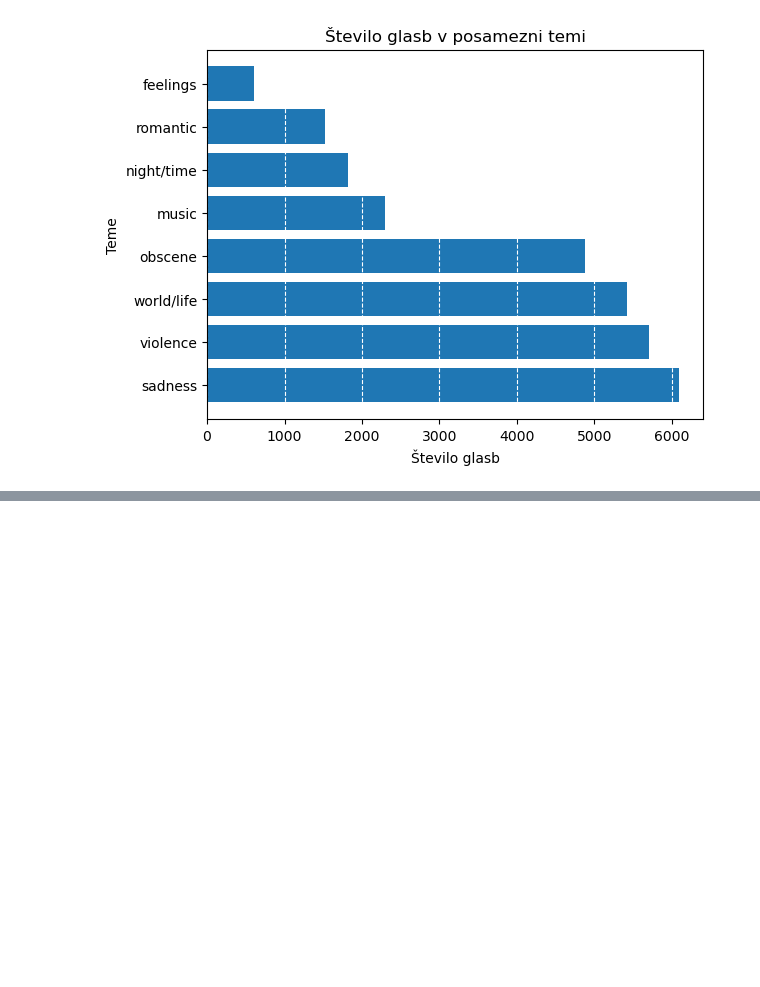
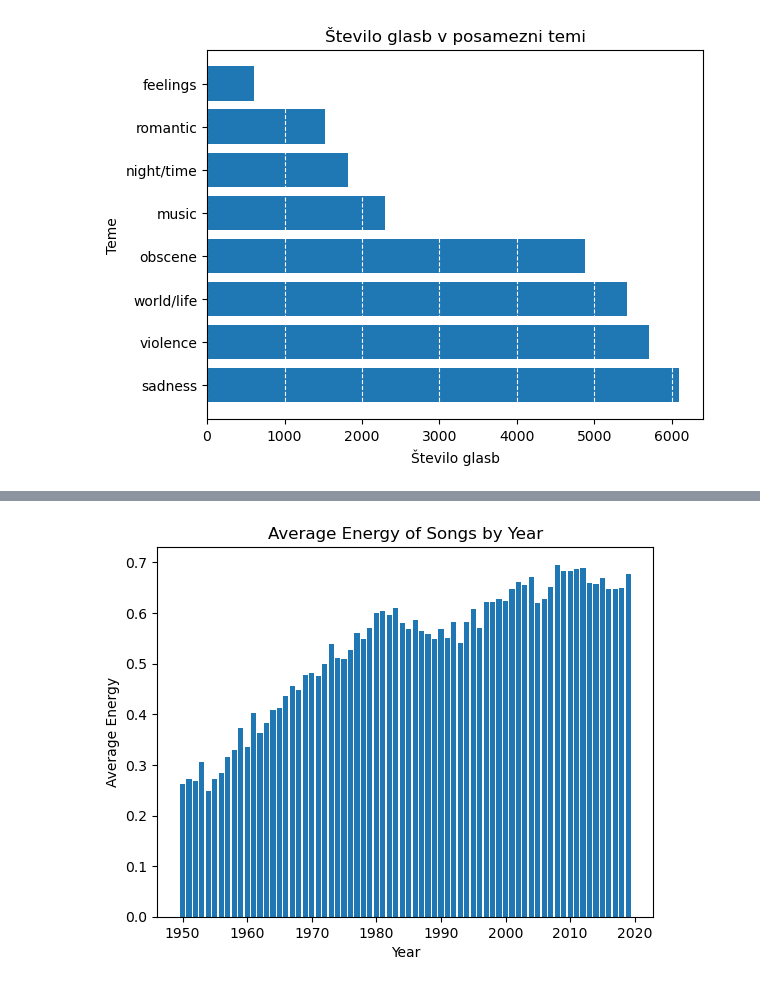
Before and after one commit to ZanJuvan/PR22ZJLH, a Jupyter notebook: zan.ipynb, the cells around one changed output, grey strips where cells are left out. Saved outputs shown, nothing was run; the diff lists cells and outputs as text; code cells hidden in the pictures; blank space fills up the shorter version.

```diff
--- a/zan.ipynb
+++ b/zan.ipynb
@@ -65,0 +99,30 @@ Text(0.5, 0, 'Število glasb')
+# %%
+import matplotlib.pyplot as plt
+
+energy_by_year = {}
+
+for music in musics:
+    year = int(music[2])
+    energy = float(music[8])
+    if year in energy_by_year:
+        energy_by_year[year]["total_energy"] += energy
+        energy_by_year[year]["count"] += 1
+    else:
+        energy_by_year[year] = {"total_energy": energy, "count": 1}
+
+avg_energy_by_year = [(year, energy_by_year[year]["total_energy"] / energy_by_year[year]["count"]) for year in energy_by_year]
+
+avg_energy_by_year.sort(key=lambda x: x[0])
+
+x_axis = [year for year, _ in avg_energy_by_year]
+y_axis = [energy for _, energy in avg_energy_by_year]
+
+plt.bar(x_axis, y_axis)
+
+plt.title("Average Energy of Songs by Year")
+plt.xlabel("Year")
+plt.ylabel("Average Energy")
+
+plt.show()
+# %% [output]
+[figure, added]
```
Also changed, not shown: parts of 11 cells of this notebook.
